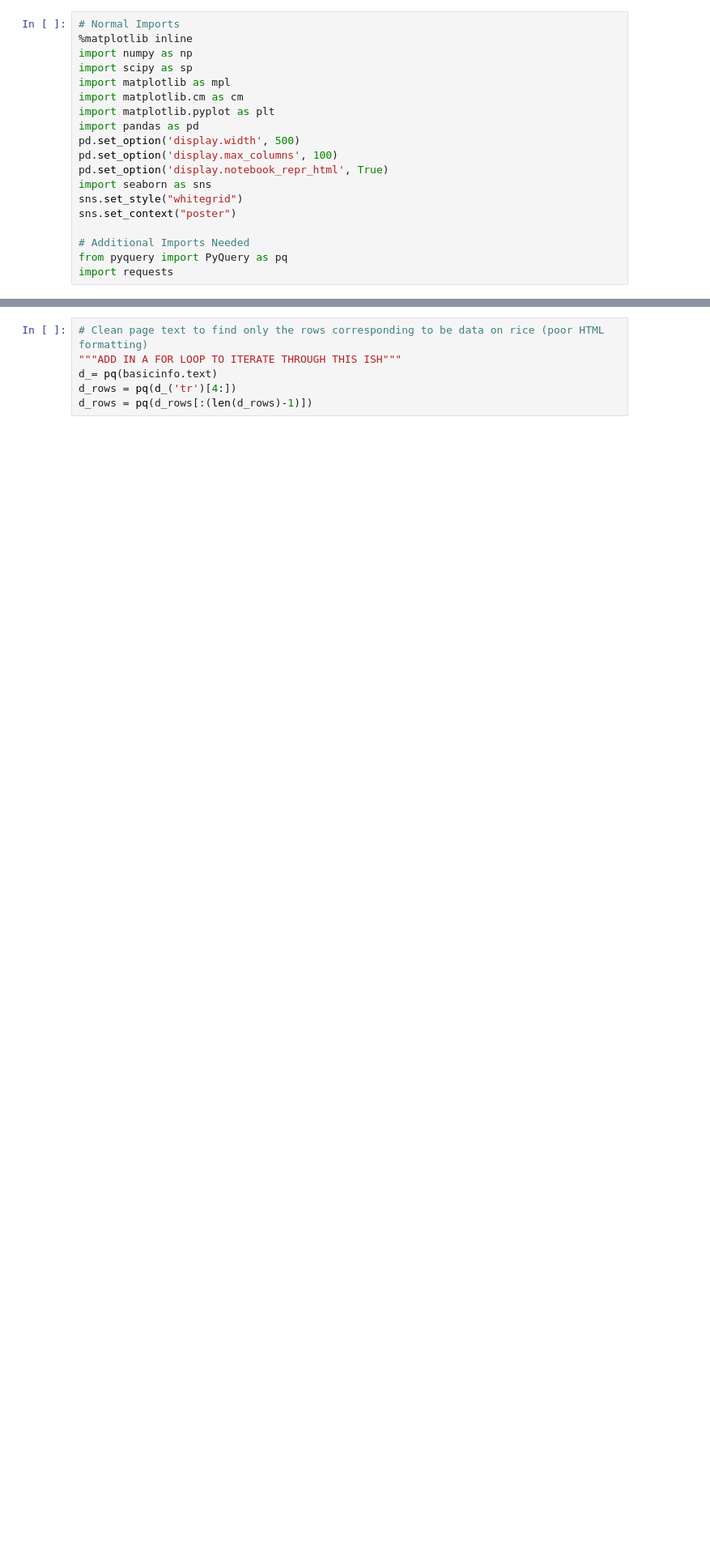
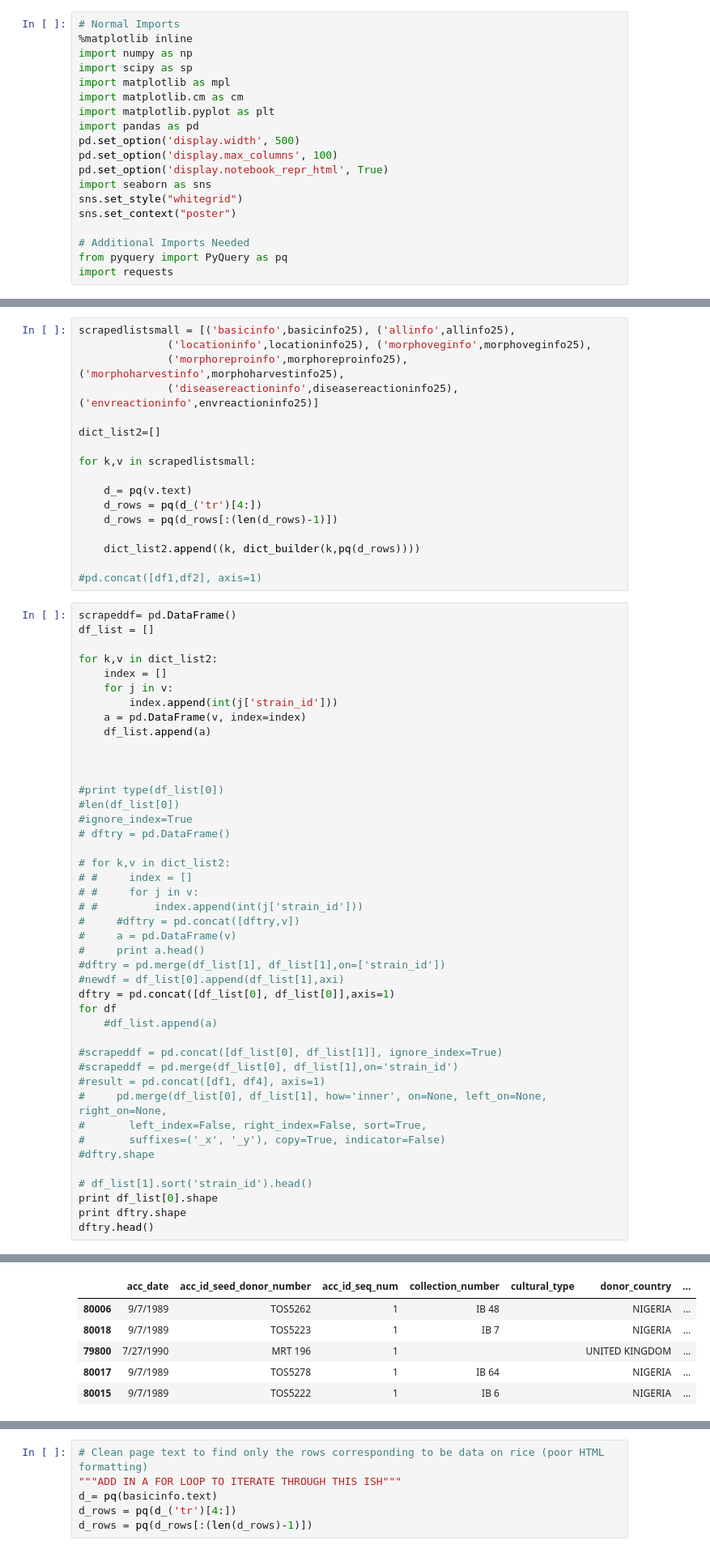
Before and after one commit to o0neil/Believe_The_Hype, a Jupyter notebook: SCRAPING.ipynb, the cells around one changed output, grey strips where cells are left out. Shown: that part at 81% size. Cells and saved outputs as stored; diff of their text form; blank space fills up the shorter version.

```diff
--- a/SCRAPING.ipynb
+++ b/SCRAPING.ipynb
@@ -102,0 +147,61 @@ NameError: name 'locationinfo' is not defined
+# %%
+scrapedlistsmall = [('basicinfo',basicinfo25), ('allinfo',allinfo25),
+              ('locationinfo',locationinfo25), ('morphoveginfo',morphoveginfo25),
+              ('morphoreproinfo',morphoreproinfo25), ('morphoharvestinfo',morphoharvestinfo25),
+              ('diseasereactioninfo',diseasereactioninfo25), ('envreactioninfo',envreactioninfo25)]
+
+dict_list2=[]
+
+for k,v in scrapedlistsmall:
+
+    d_= pq(v.text)
+    d_rows = pq(d_('tr')[4:])
+    d_rows = pq(d_rows[:(len(d_rows)-1)])
+
+    dict_list2.append((k, dict_builder(k,pq(d_rows))))
+
+#pd.concat([df1,df2], axis=1)
+# %%
+scrapeddf= pd.DataFrame()
+df_list = []
+
+for k,v in dict_list2:
+    index = []
+    for j in v:
+        index.append(int(j['strain_id']))
+    a = pd.DataFrame(v, index=index)
+    df_list.append(a)
+
+
+
+#print type(df_list[0])
+#len(df_list[0])
+#ignore_index=True
+# dftry = pd.DataFrame()
+
+# for k,v in dict_list2:
+# #     index = []
+# #     for j in v:
+# #         index.append(int(j['strain_id']))
+#     #dftry = pd.concat([dftry,v])
+#     a = pd.DataFrame(v)
+#     print a.head()
+#dftry = pd.merge(df_list[1], df_list[1],on=['strain_id'])
+#newdf = df_list[0].append(df_list[1],axi)
+dftry = pd.concat([df_list[0], df_list[0]],axis=1)
+for df
+    #df_list.append(a)
+
+#scrapeddf = pd.concat([df_list[0], df_list[1]], ignore_index=True)
+#scrapeddf = pd.merge(df_list[0], df_list[1],on='strain_id')
+#result = pd.concat([df1, df4], axis=1)
+#     pd.merge(df_list[0], df_list[1], how='inner', on=None, left_on=None, right_on=None,
+#       left_index=False, right_index=False, sort=True,
+#       suffixes=('_x', '_y'), copy=True, indicator=False)
+#dftry.shape
+
+# df_list[1].sort('strain_id').head()
+print df_list[0].shape
+print dftry.shape
+dftry.head()
+# %% [output]
@@ -102,0 +210,6 @@ NameError: name 'locationinfo' is not defined
+|  | acc_date | acc_id_seed_donor_number | acc_id_seq_num | collection_number | cultural_type | donor_country | ... |
+| 80006 | 9/7/1989 | TOS5262 | 1 | IB 48 |  | NIGERIA | ... |
+| 80018 | 9/7/1989 | TOS5223 | 1 | IB 7 |  | NIGERIA | ... |
+| 79800 | 7/27/1990 | MRT 196 | 1 |  |  | UNITED KINGDOM | ... |
+| 80017 | 9/7/1989 | TOS5278 | 1 | IB 64 |  | NIGERIA | ... |
+| 80015 | 9/7/1989 | TOS5222 | 1 | IB 6 |  | NIGERIA | ... |
```
Also changed, not shown: parts of 9 cells of this notebook, 1 other file.
